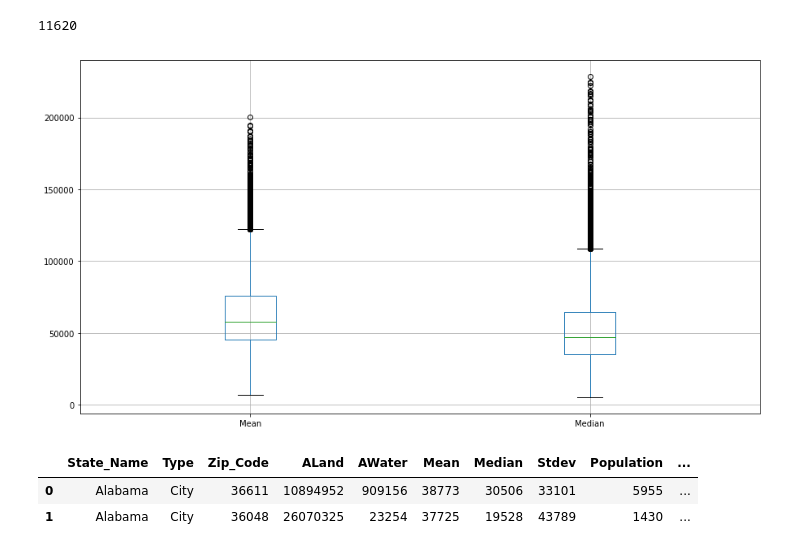
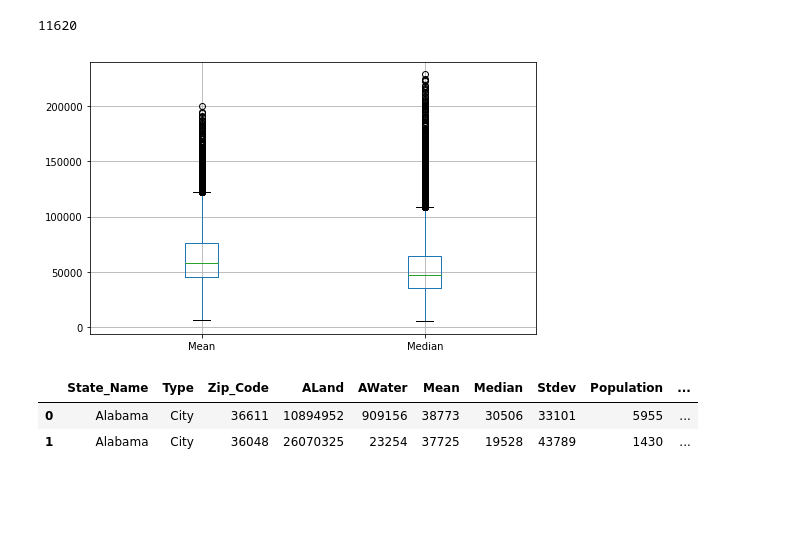
Before and after one commit to omerhakim/Prediction-of-Median-Income-in-the-US, a Jupyter notebook: Mod_3_project.ipynb, the cells around one changed output. Cells and saved outputs as stored; diff of their text form; code cells hidden in the pictures; blank space fills up the shorter version.

```diff
--- a/Mod_3_project.ipynb
+++ b/Mod_3_project.ipynb
@@ -398,11 +398,11 @@ len(df5)
 # %% [output]
 11620
 # %%
-plt.figure(figsize=(12, 6))
+plt.figure(figsize=(8,5 ))
 boxplot = df5.boxplot(column=['Mean', 'Median'])
 plt.show();
 # %% [output]
-[figure, old version]
+[figure, new version]
 # %%
 df5.head(2)
 # %% [output]
```
Also changed, not shown: parts of 40 cells of this notebook.
